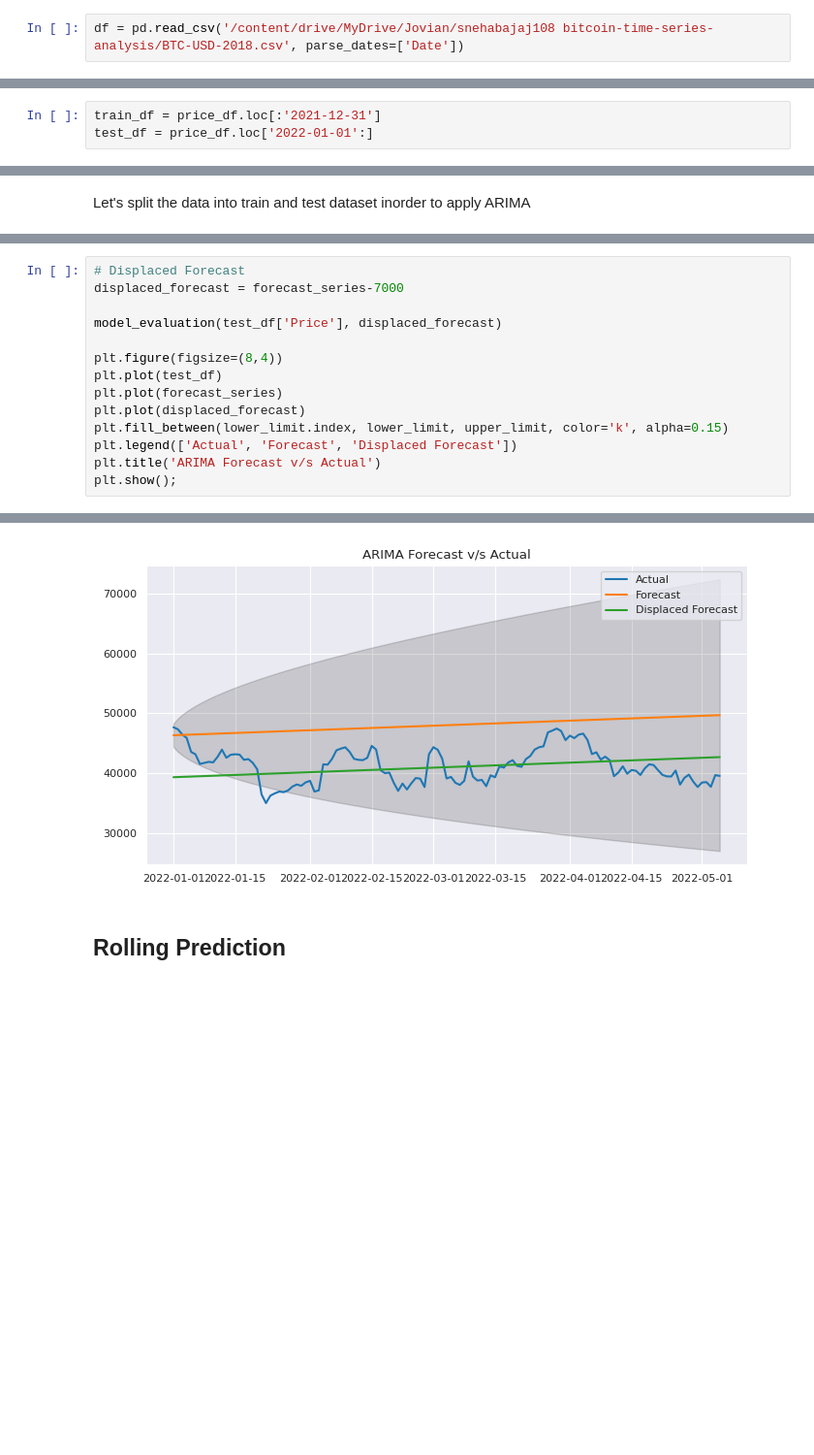
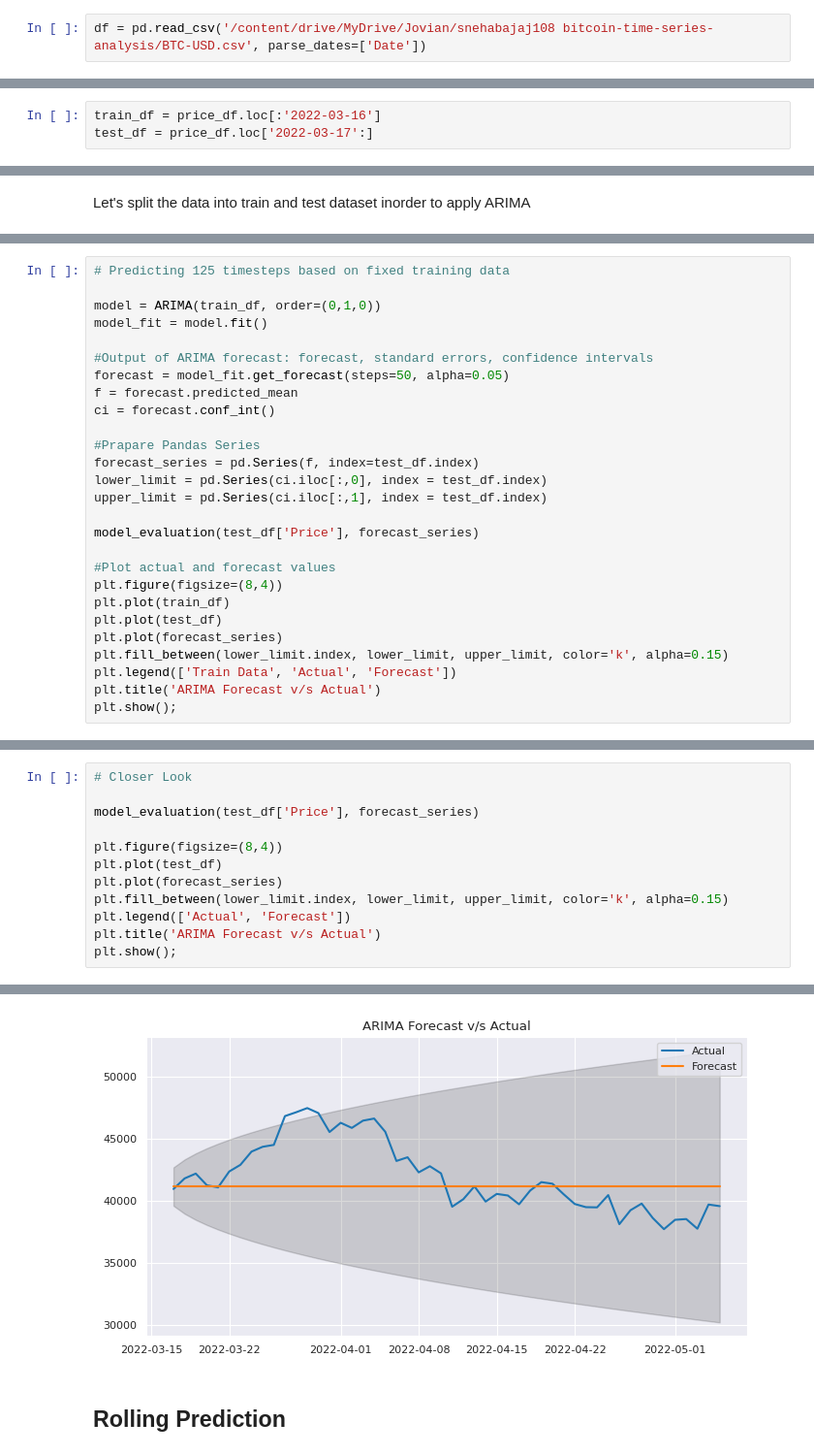
Before and after one commit to snehabajaj108/Bitcoin-Time-Series-Analysis, a Jupyter notebook: bitcoin_time_series_analysis.ipynb, the cells around one changed output, grey strips where cells are left out. Shown at 97% size. Cells and saved outputs as stored; diff of their text form; blank space fills up the shorter version.

```diff
--- a/bitcoin_time_series_analysis.ipynb
+++ b/bitcoin_time_series_analysis.ipynb
@@ -38,7 +39,7 @@ drive.mount('/content/drive')
 # %% [output]
 Drive already mounted at /content/drive; to attempt to forcibly remount, call drive.mount("/content/drive", force_remount=True).
 # %%
-df = pd.read_csv('/content/drive/MyDrive/Jovian/snehabajaj108 bitcoin-time-series-analysis/BTC-USD-2018.csv', parse_dates=['Date'])
+df = pd.read_csv('/content/drive/MyDrive/Jovian/snehabajaj108 bitcoin-time-series-analysis/BTC-USD.csv', parse_dates=['Date'])
 # %%
 df.head()
 # %% [output]
@@ -264,8 +265,8 @@ def model_evaluation(y_actual, y_forecast):
   corr = np.corrcoef(y_actual, y_forecast)[0,1]
   return print(f"MAE: {MAE}\nRMSE: {RMSE}\nMAPE: {MAPE}\nCorrelation: {corr}")
 # %%
-train_df = price_df.loc[:'2021-12-31']
-test_df = price_df.loc['2022-01-01':]
+train_df = price_df.loc[:'2022-03-16']
+test_df = price_df.loc['2022-03-17':]
 # %%
 print("train_df shape: ", train_df.shape)
 print("test_df shape: ", test_df.shape)
@@ -378,0 +359,27 @@ Correlation: nan
+# %%
+# Predicting 125 timesteps based on fixed training data
+
+model = ARIMA(train_df, order=(0,1,0))
+model_fit = model.fit()
+
+#Output of ARIMA forecast: forecast, standard errors, confidence intervals
+forecast = model_fit.get_forecast(steps=50, alpha=0.05)
+f = forecast.predicted_mean
+ci = forecast.conf_int()
+
+#Prapare Pandas Series
+forecast_series = pd.Series(f, index=test_df.index)
+lower_limit = pd.Series(ci.iloc[:,0], index = test_df.index)
+upper_limit = pd.Series(ci.iloc[:,1], index = test_df.index)
+
+model_evaluation(test_df['Price'], forecast_series)
+
+#Plot actual and forecast values
+plt.figure(figsize=(8,4))
+plt.plot(train_df)
+plt.plot(test_df)
+plt.plot(forecast_series)
+plt.fill_between(lower_limit.index, lower_limit, upper_limit, color='k', alpha=0.15)
+plt.legend(['Train Data', 'Actual', 'Forecast'])
+plt.title('ARIMA Forecast v/s Actual')
+plt.show();
@@ -379,15 +392,13 @@ Correlation: nan
 # %%
-# Displaced Forecast
-displaced_forecast = forecast_series-7000
+# Closer Look
 
-model_evaluation(test_df['Price'], displaced_forecast)
+model_evaluation(test_df['Price'], forecast_series)
 
 plt.figure(figsize=(8,4))
 plt.plot(test_df)
 plt.plot(forecast_series)
-plt.plot(displaced_forecast)
 plt.fill_between(lower_limit.index, lower_limit, upper_limit, color='k', alpha=0.15)
-plt.legend(['Actual', 'Forecast', 'Displaced Forecast'])
+plt.legend(['Actual', 'Forecast'])
 plt.title('ARIMA Forecast v/s Actual')
 plt.show();
 # %% [output]
@@ -398,4 +409,4 @@ Correlation: -0.06160865676042431
-[figure, old version]
+[figure, new version]
 # %% [markdown]
 ## Rolling Prediction
 # %% [markdown]
```
Also changed, not shown: parts of 49 cells of this notebook.
